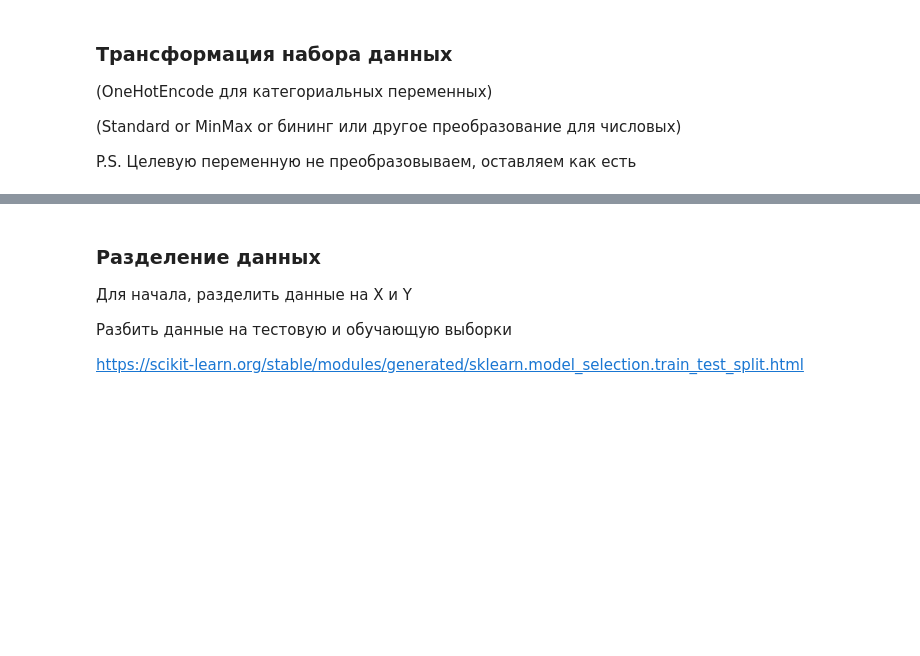
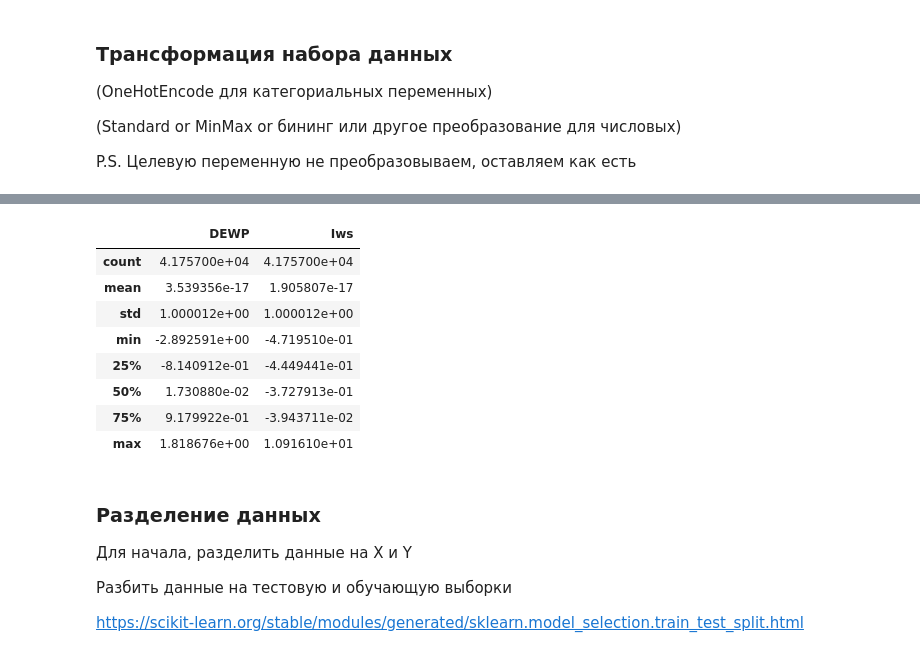
Before and after one commit to kaimakov-rk/kokoko, a Jupyter notebook: Copy_of_Задание_5.ipynb, the cells around one changed output, grey strips where cells are left out. Cells and saved outputs as stored; diff of their text form; code cells hidden in the pictures; blank space fills up the shorter version.

```diff
--- a/Copy_of_Задание_5.ipynb
+++ b/Copy_of_Задание_5.ipynb
@@ -216,0 +126,7 @@ P.S. Целевую переменную не преобразовываем, о
+# %%
+from sklearn.preprocessing import OneHotEncoder, StandardScaler
+
+# Няшим категориальный признак (^=◕ᴥ◕=^)
+
+encoder = OneHotEncoder(handle_unknown='ignore')
+df[["cbwd"]] = encoder.fit_transform(df[["cbwd"]])
@@ -217,3 +142,23 @@ P.S. Целевую переменную не преобразовываем, о
+# %%
+standard_scaler = StandardScaler()
+
+numeric_cols = ['DEWP', 'Iws']
+
+# Няшим простые численные признаки (=^･ｪ･^=)
+
+df[numeric_cols] = standard_scaler.fit_transform(df[numeric_cols])
+# %%
+df[numeric_cols].describe()
+# %% [output]
+|  | DEWP | Iws |
+| count | 4.175700e+04 | 4.175700e+04 |
+| mean | 3.539356e-17 | 1.905807e-17 |
+| std | 1.000012e+00 | 1.000012e+00 |
+| min | -2.892591e+00 | -4.719510e-01 |
+| 25% | -8.140912e-01 | -4.449441e-01 |
+| 50% | 1.730880e-02 | -3.727913e-01 |
+| 75% | 9.179922e-01 | -3.943711e-02 |
+| max | 1.818676e+00 | 1.091610e+01 |
 # %% [markdown]
 ### Разделение данных
 
```
Also changed, not shown: parts of 11 cells of this notebook.
